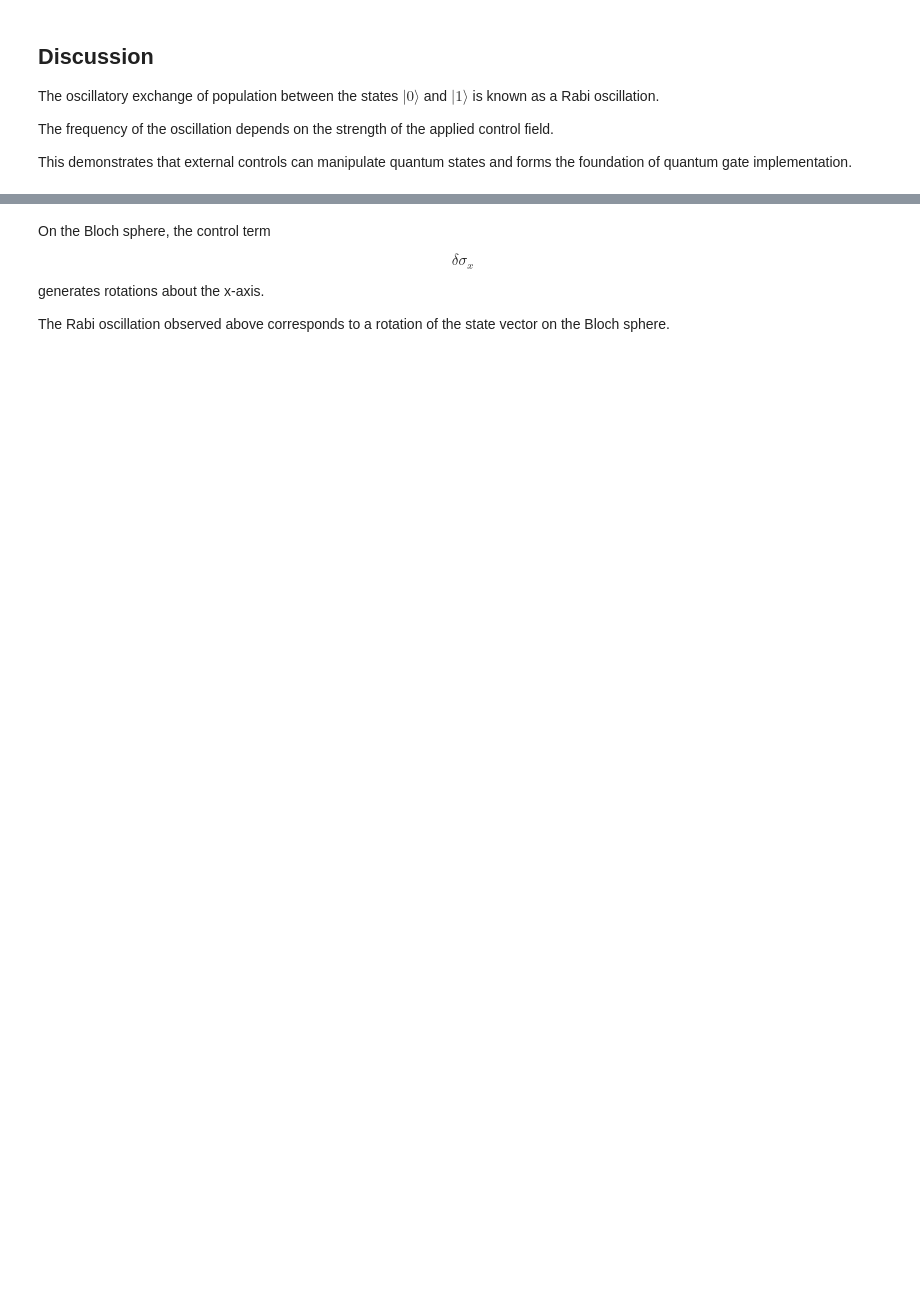
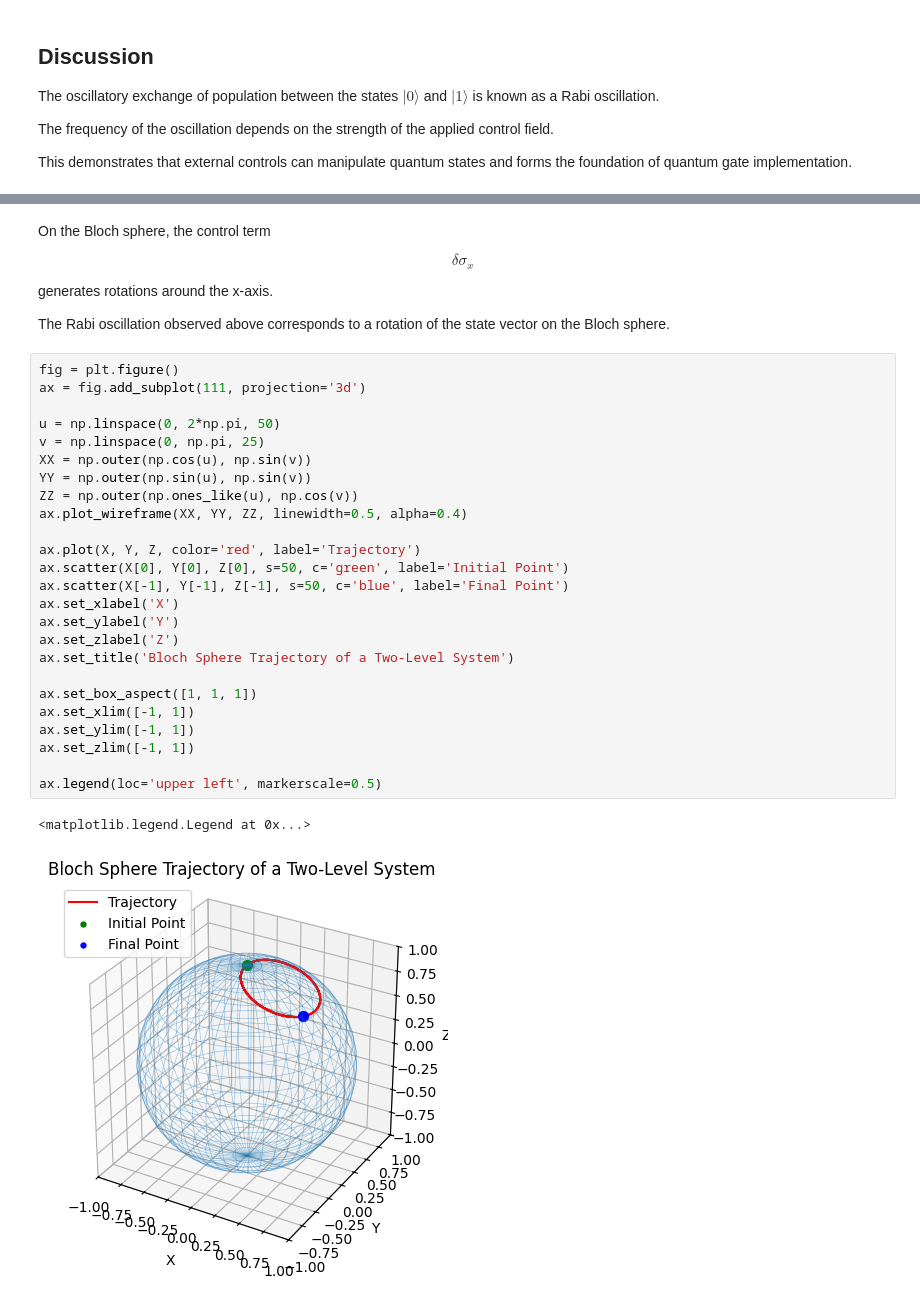
Before and after one commit to bogwee/qc-transmon, a Jupyter notebook: notebooks/02_rabi_oscillations.ipynb, the cells around one changed output, grey strips where cells are left out. Saved outputs shown, nothing was run; the diff lists cells and outputs as text; blank space fills up the shorter version.

```diff
--- a/notebooks/02_rabi_oscillations.ipynb
+++ b/notebooks/02_rabi_oscillations.ipynb
@@ -127,6 +133,34 @@ $$
 \delta \sigma_x
 $$
 
-generates rotations about the x-axis.
+generates rotations around the x-axis.
 
 The Rabi oscillation observed above corresponds to a rotation of the state vector on the Bloch sphere.
+# %%
+fig = plt.figure()
+ax = fig.add_subplot(111, projection='3d')
+
+u = np.linspace(0, 2*np.pi, 50)
+v = np.linspace(0, np.pi, 25)
+XX = np.outer(np.cos(u), np.sin(v))
+YY = np.outer(np.sin(u), np.sin(v))
+ZZ = np.outer(np.ones_like(u), np.cos(v))
+ax.plot_wireframe(XX, YY, ZZ, linewidth=0.5, alpha=0.4)
+
+ax.plot(X, Y, Z, color='red', label='Trajectory')
+ax.scatter(X[0], Y[0], Z[0], s=50, c='green', label='Initial Point')
+ax.scatter(X[-1], Y[-1], Z[-1], s=50, c='blue', label='Final Point')
+ax.set_xlabel('X')
+ax.set_ylabel('Y')
+ax.set_zlabel('Z')
+ax.set_title('Bloch Sphere Trajectory of a Two-Level System')
+
+ax.set_box_aspect([1, 1, 1])
+ax.set_xlim([-1, 1])
+ax.set_ylim([-1, 1])
+ax.set_zlim([-1, 1])
+
+ax.legend(loc='upper left', markerscale=0.5)
+# %% [output]
+<matplotlib.legend.Legend at 0x...>
+[figure, added]
```
Also changed, not shown: parts of 6 cells of this notebook, 3 other files.
